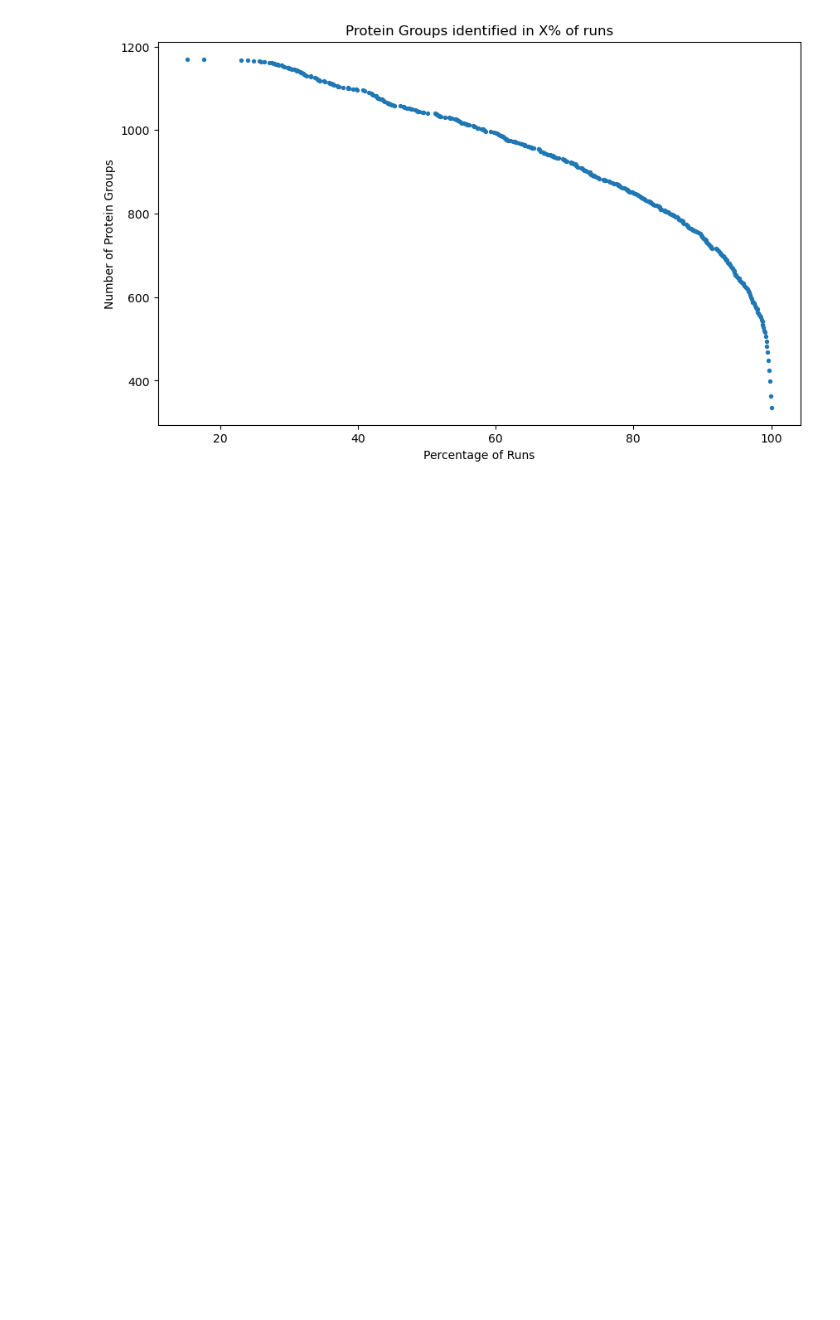
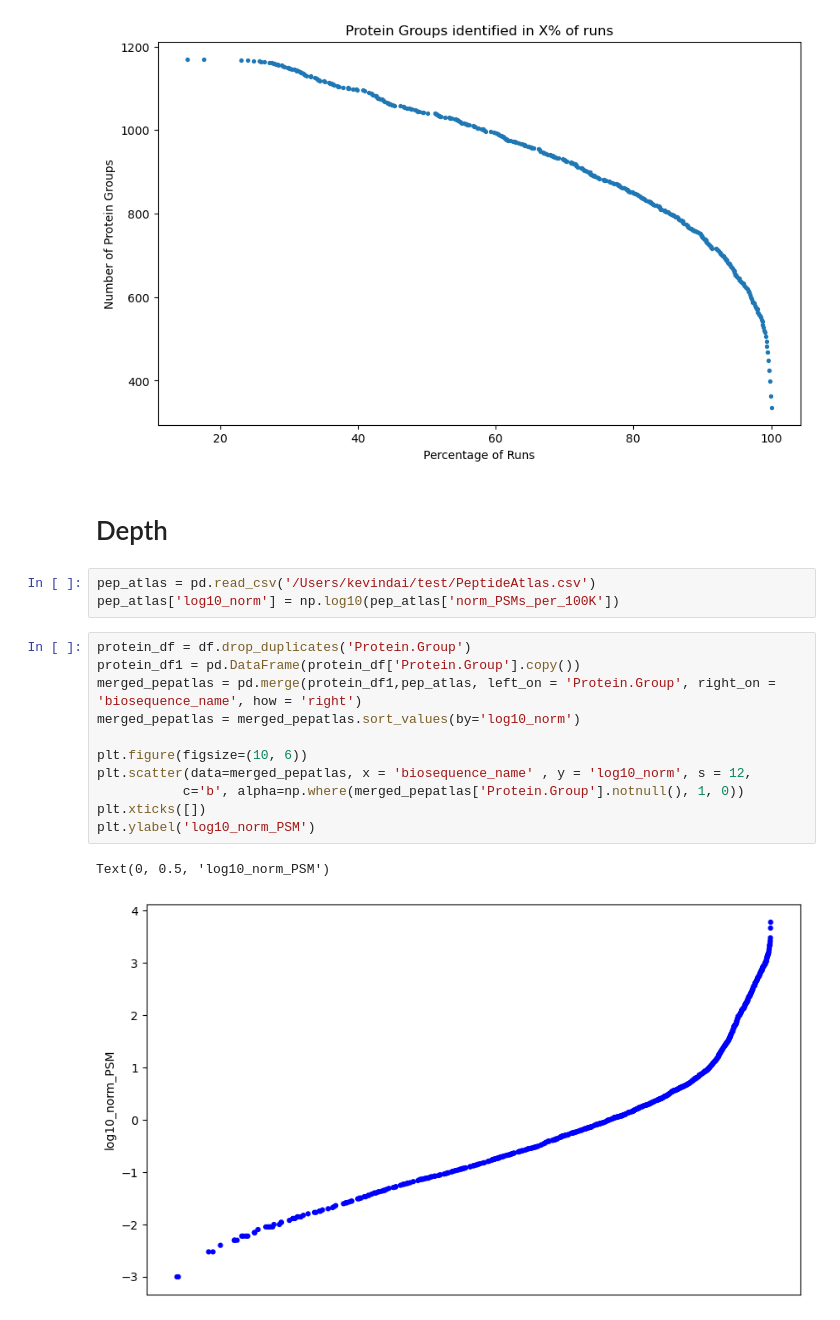
Before and after one commit to kevdai32/Proteomics, a Jupyter notebook: Dia.ipynb, the cells around one changed output. Drawn from its saved outputs; the diff is of its cells as text; blank space fills up the shorter version.

Commit message:
Added Proteome depth of dataset

```diff
--- a/Dia.ipynb
+++ b/Dia.ipynb
@@ -158,3 +158,22 @@ plt.title('Protein Groups identified in X% of runs')
 plt.show()
 # %% [output]
 [figure]
+# %% [markdown]
+# Depth
+# %%
+pep_atlas = pd.read_csv('/Users/kevindai/test/PeptideAtlas.csv')
+pep_atlas['log10_norm'] = np.log10(pep_atlas['norm_PSMs_per_100K'])
+# %%
+protein_df = df.drop_duplicates('Protein.Group')
+protein_df1 = pd.DataFrame(protein_df['Protein.Group'].copy())
+merged_pepatlas = pd.merge(protein_df1,pep_atlas, left_on = 'Protein.Group', right_on = 'biosequence_name', how = 'right')
+merged_pepatlas = merged_pepatlas.sort_values(by='log10_norm')
+
+plt.figure(figsize=(10, 6))
+plt.scatter(data=merged_pepatlas, x = 'biosequence_name' , y = 'log10_norm', s = 12,
+           c='b', alpha=np.where(merged_pepatlas['Protein.Group'].notnull(), 1, 0))
+plt.xticks([])
+plt.ylabel('log10_norm_PSM')
+# %% [output]
+Text(0, 0.5, 'log10_norm_PSM')
+[figure, added]
```
Also changed, not shown: parts of 1 cell of this notebook.
